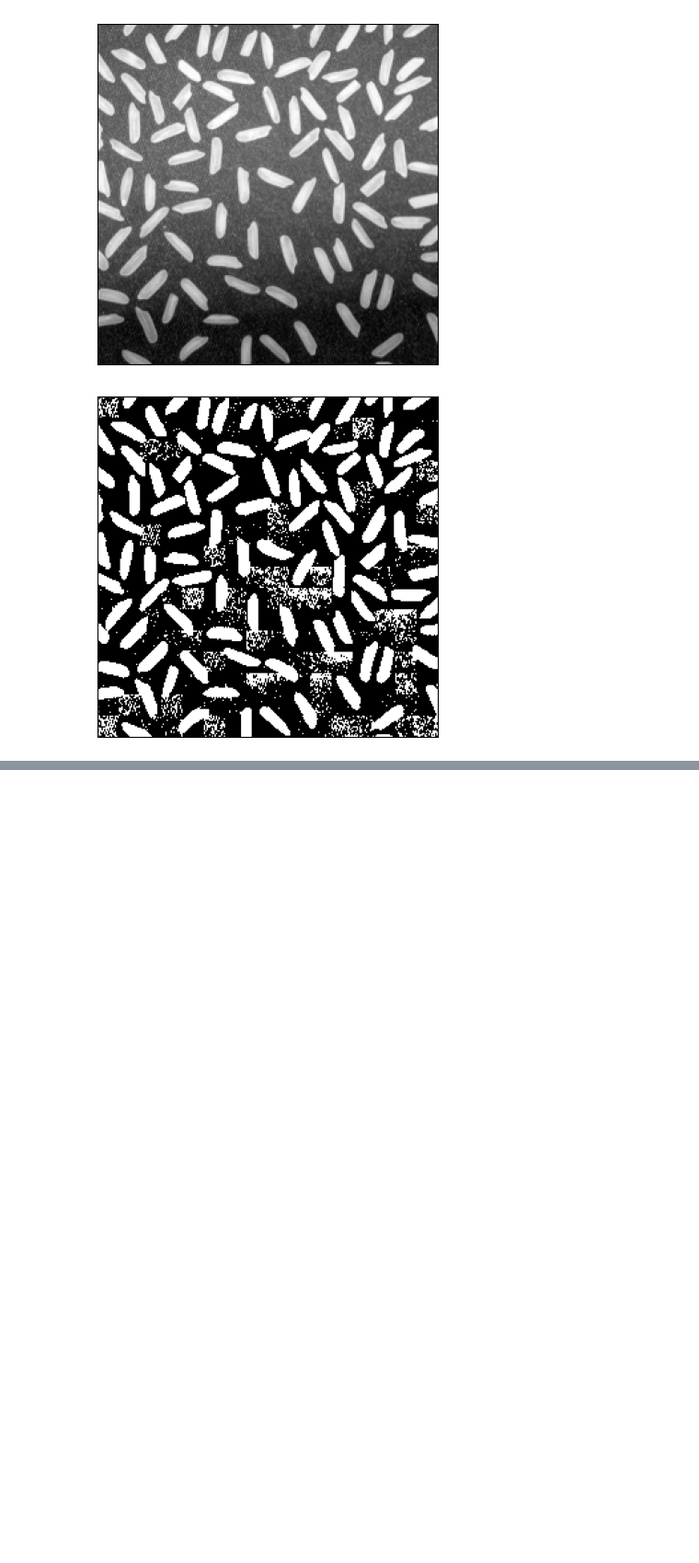
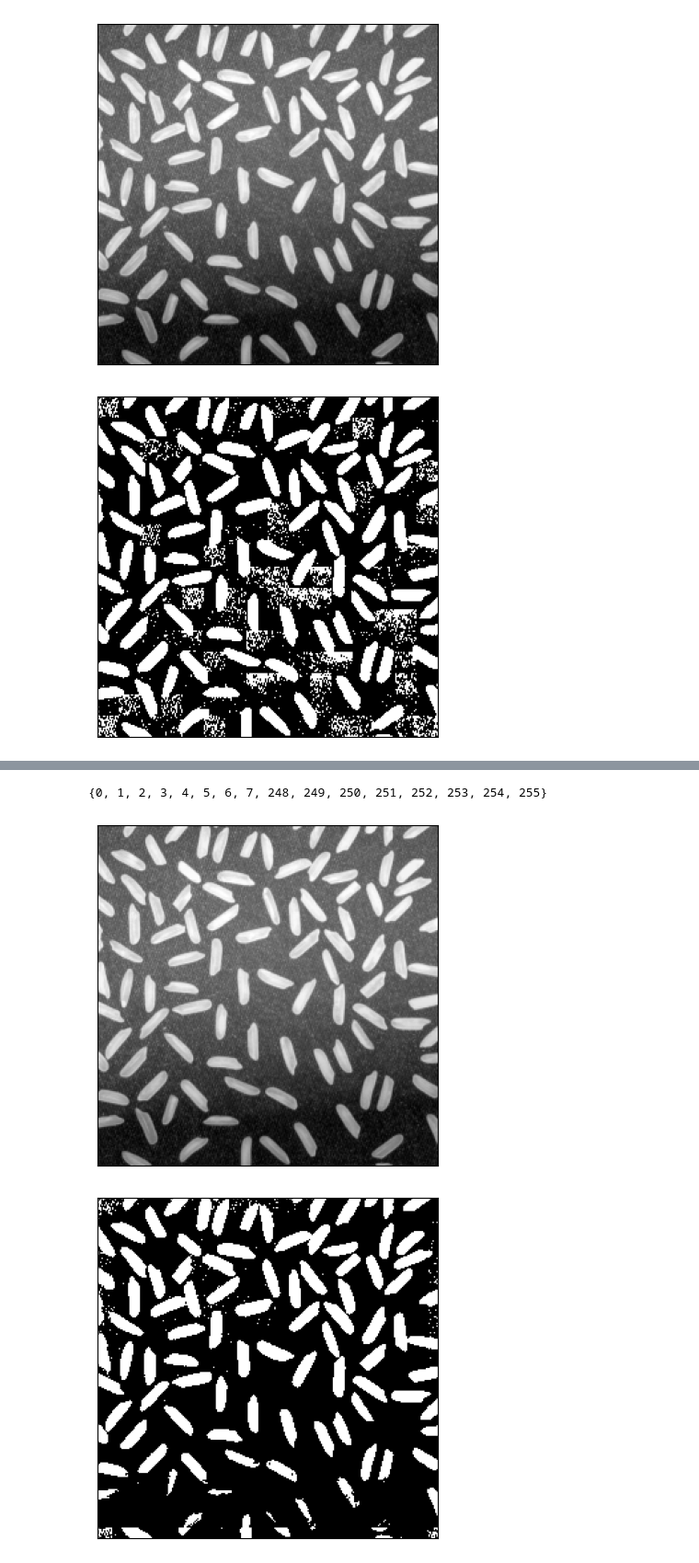
Before and after one commit to JBRS307/WDCPO, a Jupyter notebook: lab4_hw/hw.ipynb, the cells around one changed output, grey strips where cells are left out. Shown at 92% size. Saved outputs shown, nothing was run; the diff lists cells and outputs as text; code cells hidden in the pictures; blank space fills up the shorter version.

```diff
--- a/lab4_hw/hw.ipynb
+++ b/lab4_hw/hw.ipynb
@@ -61,10 +61,9 @@ for i in range(W//2, X, W):
         res[row].append(roi_mean)
     row += 1
 
-squares = X//W
 for i in range(X):
     for j in range(Y):
-        rice_res[i, j] = 255 if rice[i, j] >= res[i//squares][j//squares] else 0
+        rice_res[i, j] = 255 if rice[i, j] >= res[i//W][j//W] else 0
 show_image(rice)
 show_image(rice_res)
 # %% [output]
@@ -185,0 +139,67 @@ for line in thresholds:
+# %%
+def interpolate(val1, val2, weight1, weight2):
+    if weight1 + weight2 == 0:
+        return val1 * weight1 + val2 * weight2
+    return (val1 * weight1 + val2 * weight2) / (weight1 + weight2)
+# %%
+rice_res = deepcopy(rice)
+
+W = 16
+SW = W//2
+thresholds = np.zeros((X, Y), dtype=np.uint8)
+window_means = calc_means(rice, W)
+edge_coordinates = list(range(0, SW))
+edge_coordinates += list(range(X - SW, X))
+edge_coordinates = set(edge_coordinates)
+for i in range(X):
+    for j in range(Y):
+        if i in edge_coordinates and j in edge_coordinates:
+            x1 = x2 = W * (i // W) + SW
+            y1 = y2 = W * (j // W) + SW
+        elif i in edge_coordinates:
+            x1 = x2 = W * (i // W) + SW
+            y1 = (j - SW) // W + SW
+            y2 = y1 + W
+        elif j in edge_coordinates:
+            x1 = (i - SW) // W + SW
+            x2 = x1 + W
+            y1 = y2 = W * (j // W) + SW
+        else:
+            x1 = (i - SW) // W + SW
+            x2 = x1 + W
+            y1 = (j - SW) // W + SW
+            y2 = y1 + W
+
+        t11 = window_means[x1 // W, y1 // W]
+        t21 = window_means[x2 // W, y1 // W]
+        t12 = window_means[x1 // W, y2 // W]
+        t22 = window_means[x2 // W, y2 // W]
+
+        dX1 = np.abs(i - x1)
+        dX2 = np.abs(x2 - i)
+        dY1 = np.abs(j - y1)
+        dY2 = np.abs(y2 - j)
+
+        if i in edge_coordinates and j in edge_coordinates:
+            thresholds[i, j] = t11
+        elif i in edge_coordinates:
+            thresholds[i, j] = interpolate(t11, t12, dY2 / W, dY1 / W)
+        elif j in edge_coordinates:
+            thresholds[i, j] = interpolate(t11, t21, dX2 / W, dX1 / W)
+        else:
+            hor_inter1 = interpolate(t11, t21, dX2 / W, dX1 / W)
+            hor_inter2 = interpolate(t12, t22, dX2 / W, dX1 / W)
+
+            thresholds[i, j] = interpolate(hor_inter1, hor_inter2, dY2 / W, dY1 / W)
+
+
+
+for i in range(X):
+    for j in range(Y):
+        rice_res[i, j] = (0, 255)[1 if rice[i, j] > thresholds[i, j] else 0]
+show_image(rice)
+show_image(rice_res)
+# %% [output]
+{0, 1, 2, 3, 4, 5, 6, 7, 248, 249, 250, 251, 252, 253, 254, 255}
+[figure, added]
+[figure, added]
```
Also changed, not shown: parts of 1 cell of this notebook.
